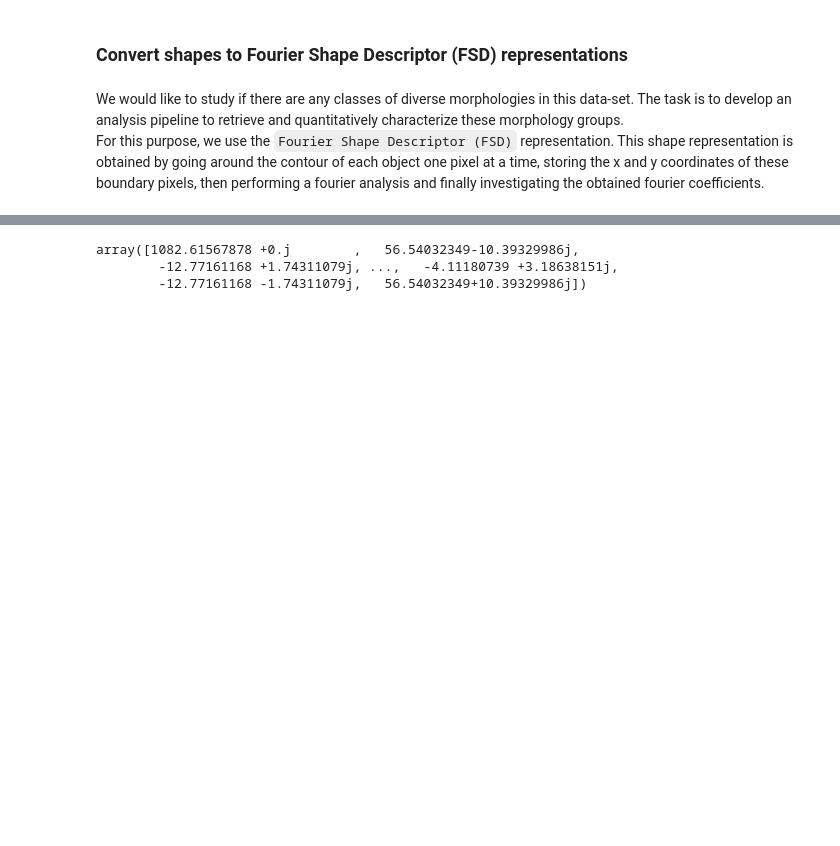
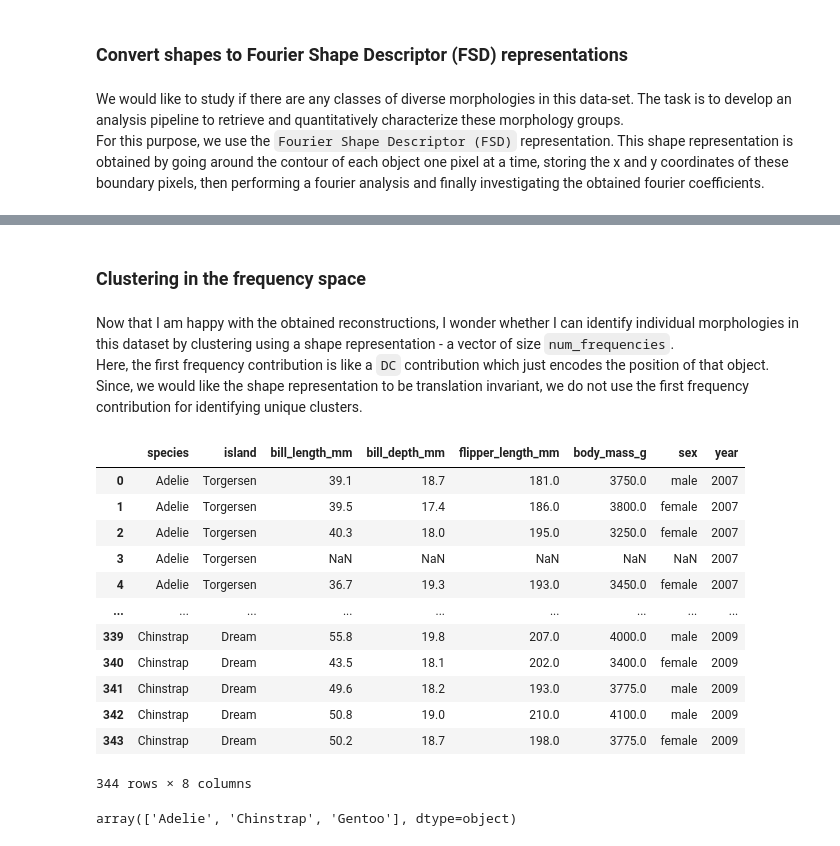
Before and after one commit to lmanan/FSD, a Jupyter notebook: examples/01-shape-analysis/BBBC020/run.ipynb, the cells around one changed output, grey strips where cells are left out. Cells and saved outputs as stored; diff of their text form; code cells hidden in the pictures; blank space fills up the shorter version.

```diff
--- a/examples/01-shape-analysis/BBBC020/run.ipynb
+++ b/examples/01-shape-analysis/BBBC020/run.ipynb
@@ -152,6 +74,6 @@ array([541.42638623 +0.j        ,   5.813543  +47.89184937j,
-# %%
-X1
-# %% [output]
-array([1082.61567878 +0.j        ,   56.54032349-10.39329986j,
-        -12.77161168 +1.74311079j, ...,   -4.11180739 +3.18638151j,
-        -12.77161168 -1.74311079j,   56.54032349+10.39329986j])
+# %% [markdown]
+### Clustering in the frequency space
+# %% [markdown]
+Now that I am happy with the obtained reconstructions, I wonder whether I can identify individual morphologies in this dataset by clustering using a shape representation - a vector of size `num_frequencies`. <br>
+Here, the first frequency contribution is like a `DC` contribution which just encodes the position of that object. <br>
+Since, we would like the shape representation to be translation invariant, we do not use the first frequency contribution for identifying unique clusters.
@@ -157,0 +82,22 @@ array([1082.61567878 +0.j        ,   56.54032349-10.39329986j,
+# %%
+penguins = pd.read_csv("https://raw.githubusercontent.com/allisonhorst/palmerpenguins/c19a904462482430170bfe2c718775ddb7dbb885/inst/extdata/penguins.csv")
+# %%
+penguins
+# %% [output]
+|  | species | island | bill_length_mm | bill_depth_mm | flipper_length_mm | body_mass_g | sex | year |
+| 0 | Adelie | Torgersen | 39.1 | 18.7 | 181.0 | 3750.0 | male | 2007 |
+| 1 | Adelie | Torgersen | 39.5 | 17.4 | 186.0 | 3800.0 | female | 2007 |
+| 2 | Adelie | Torgersen | 40.3 | 18.0 | 195.0 | 3250.0 | female | 2007 |
+| 3 | Adelie | Torgersen | NaN | NaN | NaN | NaN | NaN | 2007 |
+| 4 | Adelie | Torgersen | 36.7 | 19.3 | 193.0 | 3450.0 | female | 2007 |
+| ... | ... | ... | ... | ... | ... | ... | ... | ... |
+| 339 | Chinstrap | Dream | 55.8 | 19.8 | 207.0 | 4000.0 | male | 2009 |
+| 340 | Chinstrap | Dream | 43.5 | 18.1 | 202.0 | 3400.0 | female | 2009 |
+| 341 | Chinstrap | Dream | 49.6 | 18.2 | 193.0 | 3775.0 | male | 2009 |
+| 342 | Chinstrap | Dream | 50.8 | 19.0 | 210.0 | 4100.0 | male | 2009 |
+| 343 | Chinstrap | Dream | 50.2 | 18.7 | 198.0 | 3775.0 | female | 2009 |
+344 rows × 8 columns
+# %%
+np.unique(penguins['species'])
+# %% [output]
+array(['Adelie', 'Chinstrap', 'Gentoo'], dtype=object)
```
Also changed, not shown: parts of 18 cells of this notebook, 3 other files.
